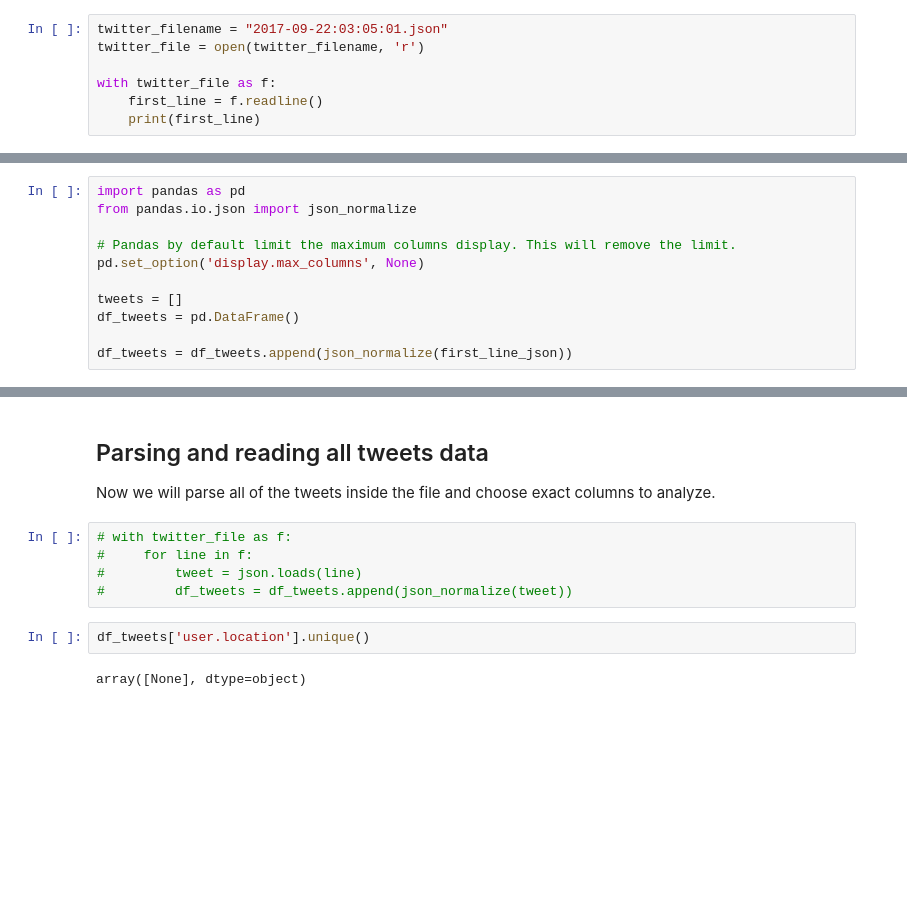
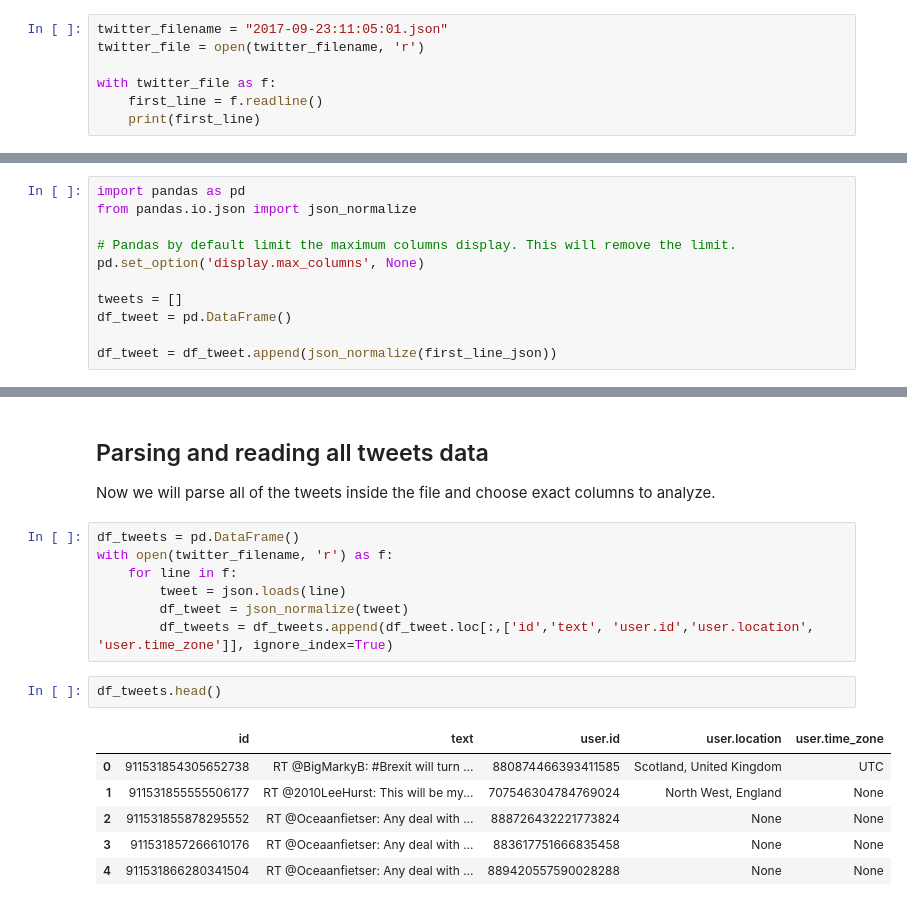
Before and after one commit to indralukmana/twitter-brexit, a Jupyter notebook: Indra/Brexit-Twitter-Indra_Lukmana.ipynb, the cells around one changed output, grey strips where cells are left out. Cells and saved outputs as stored; diff of their text form; blank space fills up the shorter version.

Commit message:
Parse all tweet lines with selected columns

```diff
--- a/Indra/Brexit-Twitter-Indra_Lukmana.ipynb
+++ b/Indra/Brexit-Twitter-Indra_Lukmana.ipynb
@@ -29,7 +29,7 @@ This project will try to analyze the tweets based on the user locations and thei
 
 In this project I use the smallest JSON file in the dataset to analyze. The file sized around 4MB. In the JSON file the tweets are stored line by line. Each line represent a fully formatted JSON file representing tweet informations.
 # %%
-twitter_filename = "2017-09-22:03:05:01.json"
+twitter_filename = "2017-09-23:11:05:01.json"
 twitter_file = open(twitter_filename, 'r')
 
 with twitter_file as f:
@@ -73,6 +73,6 @@ from pandas.io.json import json_normalize
 pd.set_option('display.max_columns', None)
 
 tweets = []
-df_tweets = pd.DataFrame()
+df_tweet = pd.DataFrame()
 
-df_tweets = df_tweets.append(json_normalize(first_line_json))
+df_tweet = df_tweet.append(json_normalize(first_line_json))
@@ -140,11 +140,18 @@ Choosing these columns is also a part of optimization. Because the data and acco
 
 Now we will parse all of the tweets inside the file and choose exact columns to analyze.
 # %%
-# with twitter_file as f:
-#     for line in f:
-#         tweet = json.loads(line)
-#         df_tweets = df_tweets.append(json_normalize(tweet))
+df_tweets = pd.DataFrame()
+with open(twitter_filename, 'r') as f:
+    for line in f:
+        tweet = json.loads(line)
+        df_tweet = json_normalize(tweet)
+        df_tweets = df_tweets.append(df_tweet.loc[:,['id','text', 'user.id','user.location', 'user.time_zone']], ignore_index=True)
-# %%
-df_tweets['user.location'].unique()
-# %% [output]
-array([None], dtype=object)
+# %%
+df_tweets.head()
+# %% [output]
+|  | id | text | user.id | user.location | user.time_zone |
+| 0 | 911531854305652738 | RT @BigMarkyB: #Brexit will turn ... | 880874466393411585 | Scotland, United Kingdom | UTC |
+| 1 | 911531855555506177 | RT @2010LeeHurst: This will be my... | 707546304784769024 | North West, England | None |
+| 2 | 911531855878295552 | RT @Oceaanfietser: Any deal with ... | 888726432221773824 | None | None |
+| 3 | 911531857266610176 | RT @Oceaanfietser: Any deal with ... | 883617751666835458 | None | None |
+| 4 | 911531866280341504 | RT @Oceaanfietser: Any deal with ... | 889420557590028288 | None | None |
```
Also changed, not shown: parts of 7 cells of this notebook.
